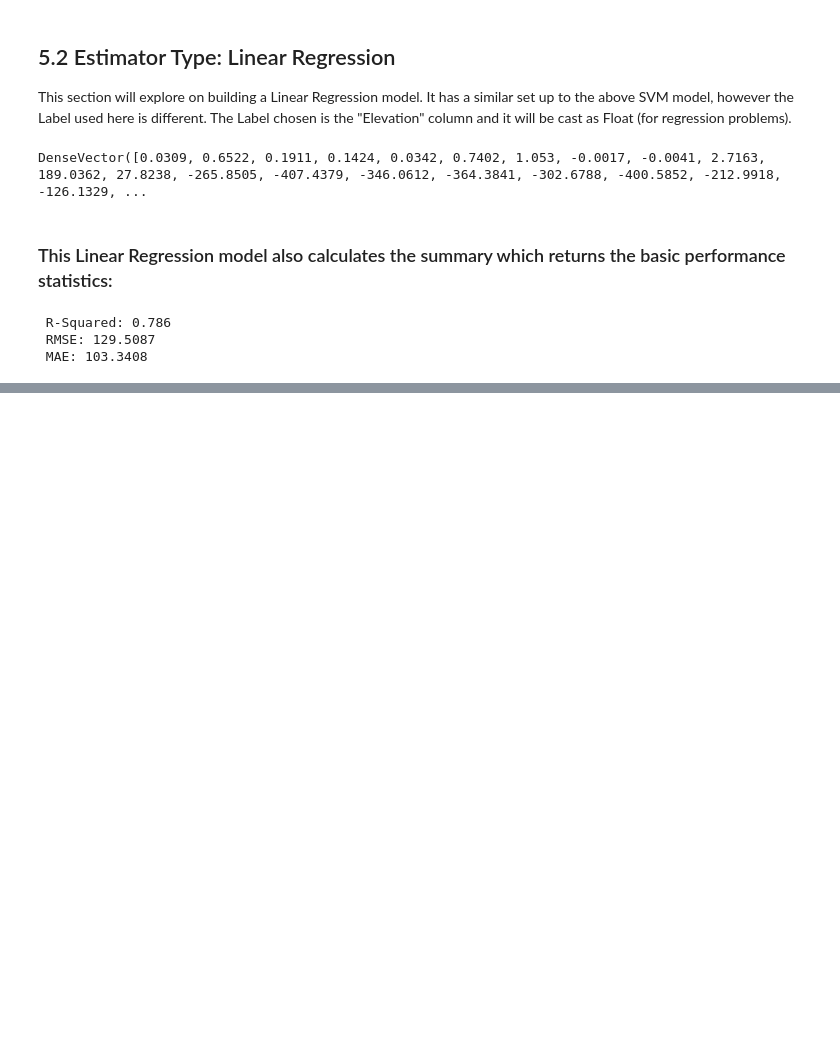
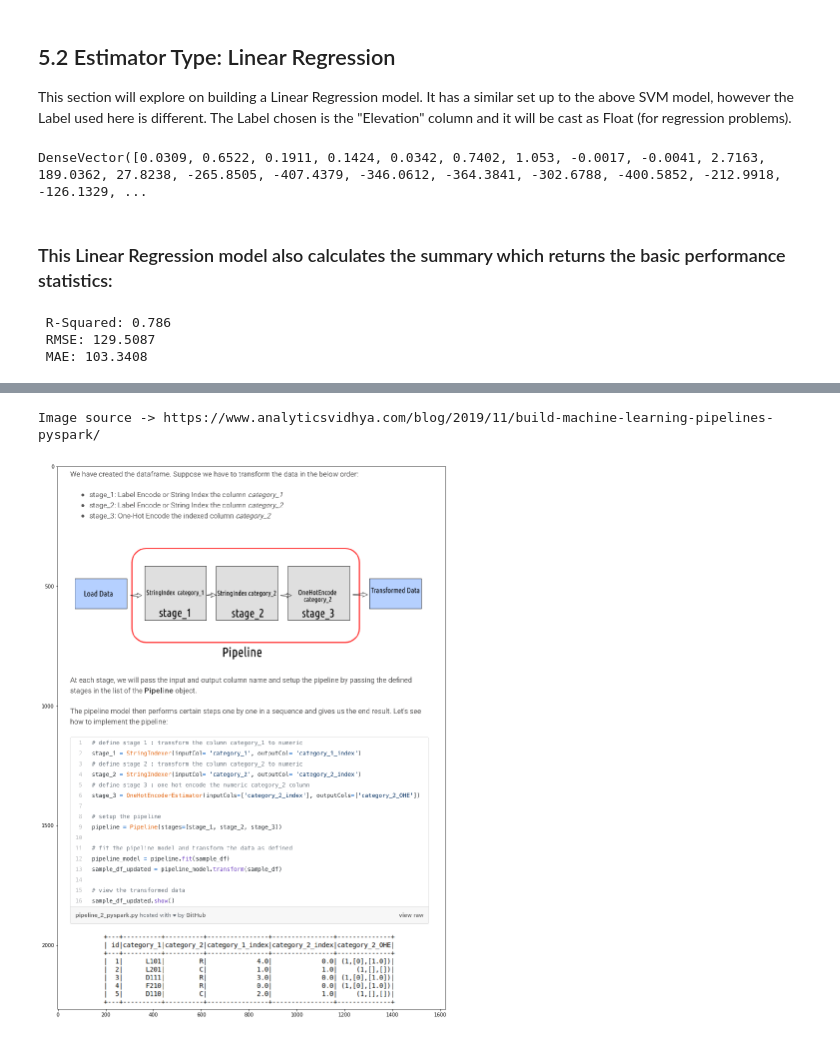
Before and after one commit to ylee9107/PySpark_myLearning, a Jupyter notebook: Project 5 - Machine Learning with PySpark ML Module/PySpark - Machine Learning with ML Module.ipynb, the cells around one changed output, grey strips where cells are left out. Drawn from its saved outputs; the diff is of its cells as text; code cells hidden in the pictures; blank space fills up the shorter version.

```diff
--- a/Project 5 - Machine Learning with PySpark ML Module/PySpark - Machine Learning with ML Module.ipynb
+++ b/Project 5 - Machine Learning with PySpark ML Module/PySpark - Machine Learning with ML Module.ipynb
@@ -368,0 +377,12 @@ Source: https://blog.minitab.com/blog/adventures-in-statistics-2/regression-anal
+# %%
+%%local
+
+# plot the image
+fig, ax1 = plt.subplots(figsize=(16, 20))
+image = mpimg.imread(image_path + 'Pipeline Example.png')
+plt.imshow(image);
+
+print('Image source -> https://www.analyticsvidhya.com/blog/2019/11/build-machine-learning-pipelines-pyspark/')
+# %% [output]
+Image source -> https://www.analyticsvidhya.com/blog/2019/11/build-machine-learning-pipelines-pyspark/
+[figure, added]
```
Also changed, not shown: parts of 25 cells of this notebook.
